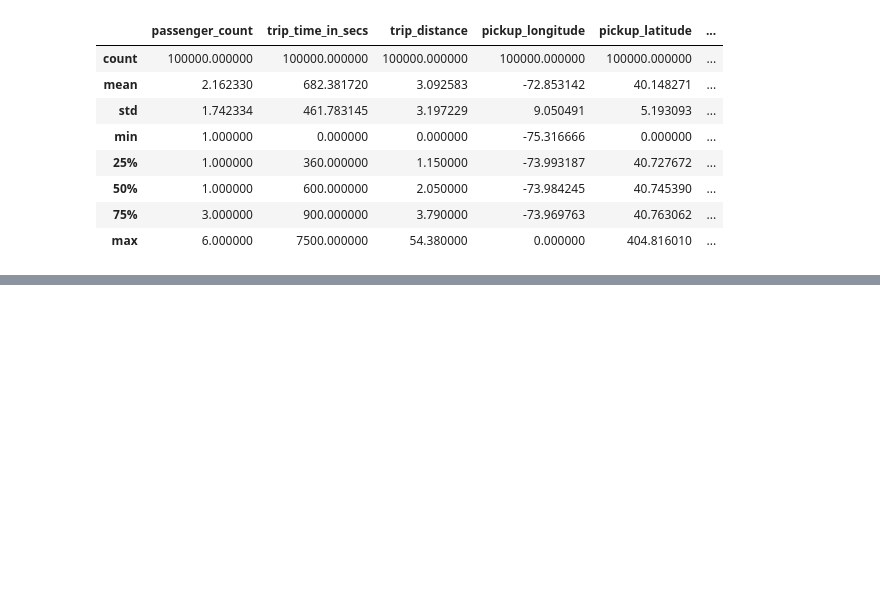
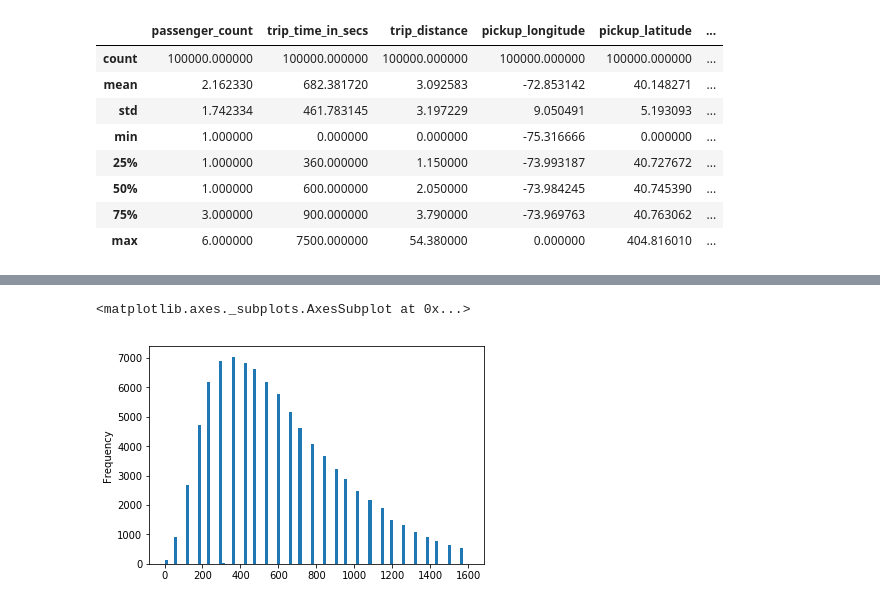
Before and after one commit to emali1/NYCTaxi, a Jupyter notebook: DataPreprocessing.ipynb, the cells around one changed output, grey strips where cells are left out. Saved outputs shown, nothing was run; the diff lists cells and outputs as text; code cells hidden in the pictures; blank space fills up the shorter version.

```diff
--- a/DataPreprocessing.ipynb
+++ b/DataPreprocessing.ipynb
@@ -68,3 +75,8 @@ Index([u' pickup_datetime', u' dropoff_datetime', u' passenger_count',
+# %%
+full_tripdata[' trip_time_in_secs'].plot.hist(bins=100)
+# %% [output]
+<matplotlib.axes._subplots.AxesSubplot at 0x...>
+[figure, added]
 # %%
 #prepare location, use pre-trained k-mean model
 model = pickle.load(open('location_cluster_kmean', 'rb'))
```
Also changed, not shown: parts of 4 cells of this notebook, 1 other file.
